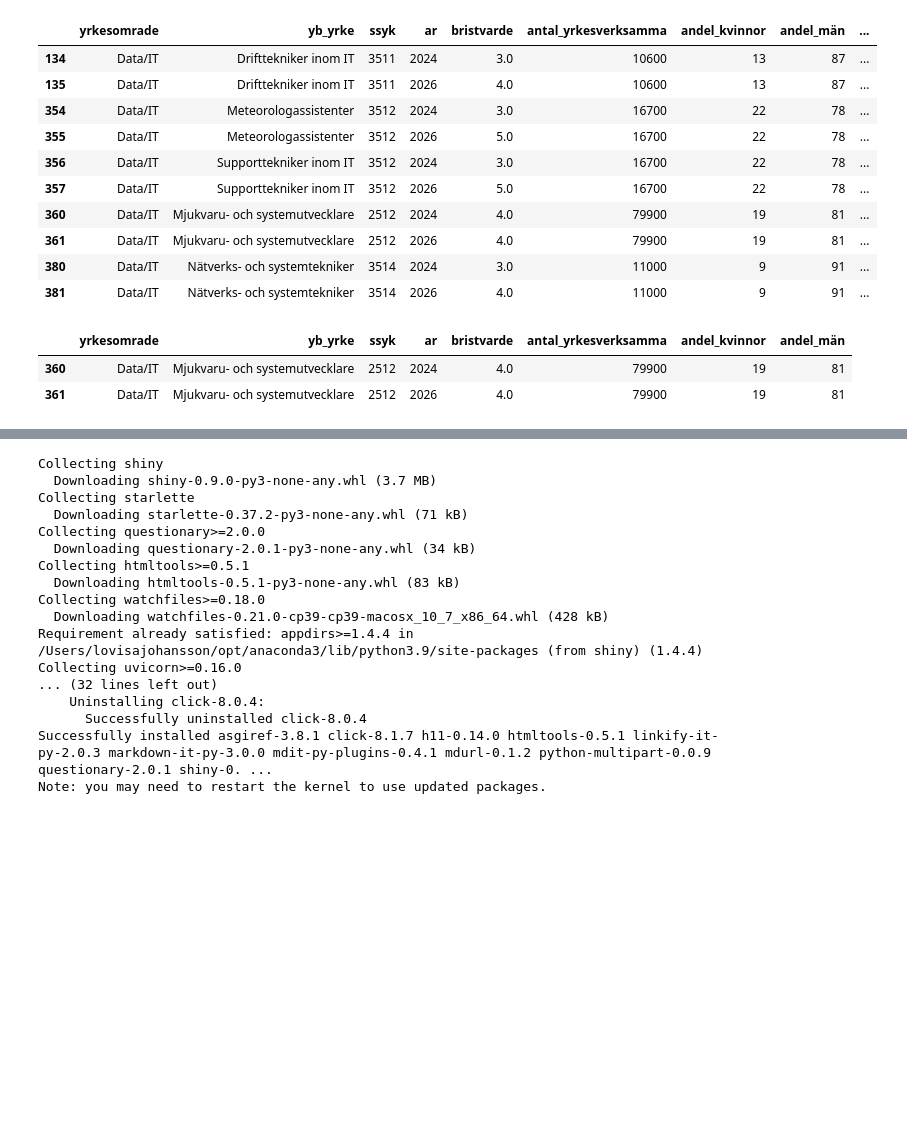
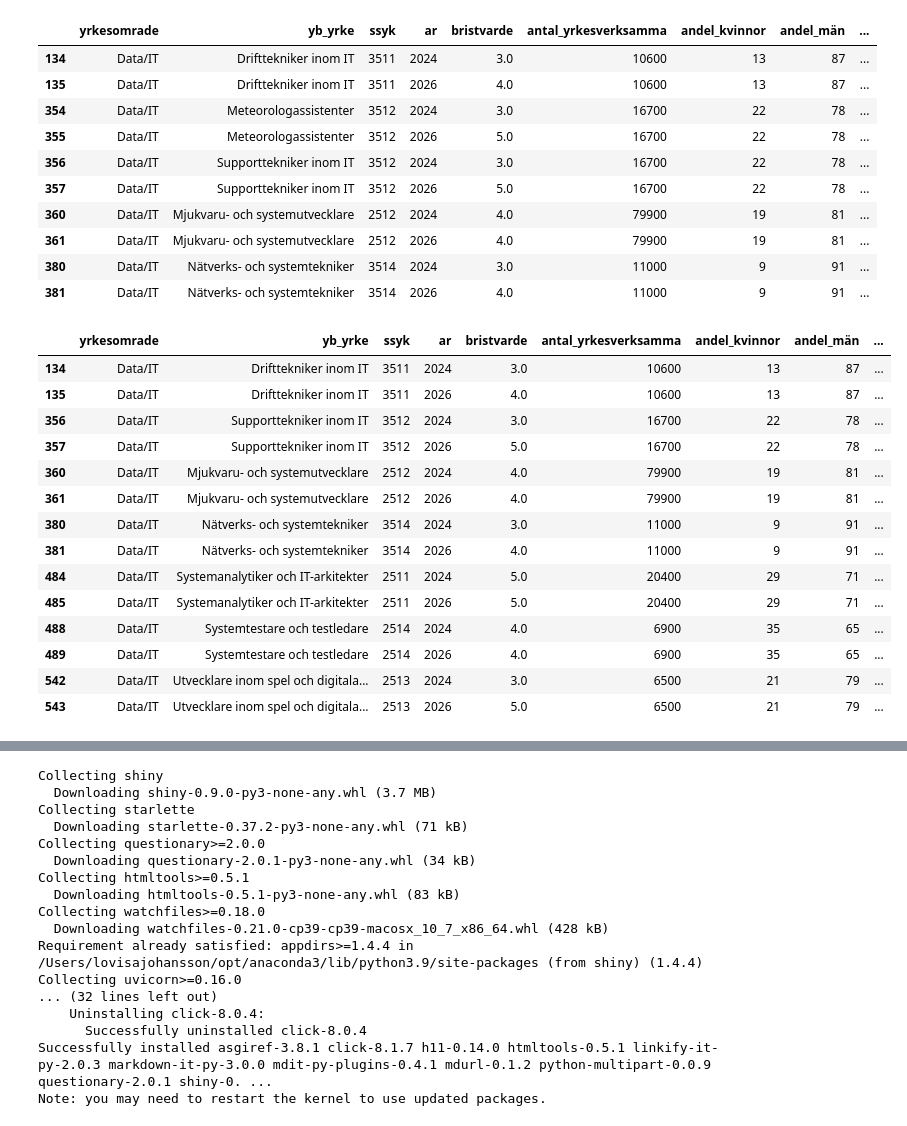
Before and after one commit to Lovisaj01/Open-Data-Project, a Jupyter notebook: preprocessing.ipynb, the cells around one changed output, grey strips where cells are left out. Saved outputs shown, nothing was run; the diff lists cells and outputs as text; code cells hidden in the pictures; blank space fills up the shorter version.

```diff
--- a/preprocessing.ipynb
+++ b/preprocessing.ipynb
@@ -870,7 +870,7 @@ for match in equal_employment_term_df['matches']:
         if element[1] >= threshold:
             p.append(element[0])
 
-    mat2.append(",".join(p))
+    mat2.append(";".join(p))
     p = []
 
 # storing the resultant matches
@@ -918,7 +918,7 @@ def get_employments(employments, education_terms, threshold):
             if element[1] >= threshold:
                 p.append(element[0])
 
-        mat2.append(",".join(p))
+        mat2.append(";".join(p))
         p = []
 
     # storing the resultant matches
@@ -976,11 +976,23 @@ See the caveats in the documentation: https://pandas.pydata.org/pandas-docs/stab
 | 361 | Data/IT | Mjukvaru- och systemutvecklare | 2512 | 2026 | 4.0 | 79900 | 19 | 81 | ... |
 | 380 | Data/IT | Nätverks- och systemtekniker | 3514 | 2024 | 3.0 | 11000 | 9 | 91 | ... |
 | 381 | Data/IT | Nätverks- och systemtekniker | 3514 | 2026 | 4.0 | 11000 | 9 | 91 | ... |
-# %%
-# Find the statistics for the educations on the term
-df = equal_employment_term_df[equal_employment_term_df['yb_yrke'].str.contains('utvecklare')]
-df.head(10)
-# %% [output]
-|  | yrkesomrade | yb_yrke | ssyk | ar | bristvarde | antal_yrkesverksamma | andel_kvinnor | andel_män |
-| 360 | Data/IT | Mjukvaru- och systemutvecklare | 2512 | 2024 | 4.0 | 79900 | 19 | 81 |
-| 361 | Data/IT | Mjukvaru- och systemutvecklare | 2512 | 2026 | 4.0 | 79900 | 19 | 81 |
+# %%
+# Get all the employments that actually had a matching education
+employments_results_matches_df = employments_results_df[employments_results_df['matches'].apply(lambda x: len(x) > 0)]
+employments_results_matches_df
+# %% [output]
+|  | yrkesomrade | yb_yrke | ssyk | ar | bristvarde | antal_yrkesverksamma | andel_kvinnor | andel_män | ... |
+| 134 | Data/IT | Drifttekniker inom IT | 3511 | 2024 | 3.0 | 10600 | 13 | 87 | ... |
+| 135 | Data/IT | Drifttekniker inom IT | 3511 | 2026 | 4.0 | 10600 | 13 | 87 | ... |
+| 356 | Data/IT | Supporttekniker inom IT | 3512 | 2024 | 3.0 | 16700 | 22 | 78 | ... |
+| 357 | Data/IT | Supporttekniker inom IT | 3512 | 2026 | 5.0 | 16700 | 22 | 78 | ... |
+| 360 | Data/IT | Mjukvaru- och systemutvecklare | 2512 | 2024 | 4.0 | 79900 | 19 | 81 | ... |
+| 361 | Data/IT | Mjukvaru- och systemutvecklare | 2512 | 2026 | 4.0 | 79900 | 19 | 81 | ... |
+| 380 | Data/IT | Nätverks- och systemtekniker | 3514 | 2024 | 3.0 | 11000 | 9 | 91 | ... |
+| 381 | Data/IT | Nätverks- och systemtekniker | 3514 | 2026 | 4.0 | 11000 | 9 | 91 | ... |
+| 484 | Data/IT | Systemanalytiker och IT-arkitekter | 2511 | 2024 | 5.0 | 20400 | 29 | 71 | ... |
+| 485 | Data/IT | Systemanalytiker och IT-arkitekter | 2511 | 2026 | 5.0 | 20400 | 29 | 71 | ... |
+| 488 | Data/IT | Systemtestare och testledare | 2514 | 2024 | 4.0 | 6900 | 35 | 65 | ... |
+| 489 | Data/IT | Systemtestare och testledare | 2514 | 2026 | 4.0 | 6900 | 35 | 65 | ... |
+| 542 | Data/IT | Utvecklare inom spel och digitala... | 2513 | 2024 | 3.0 | 6500 | 21 | 79 | ... |
+| 543 | Data/IT | Utvecklare inom spel och digitala... | 2513 | 2026 | 5.0 | 6500 | 21 | 79 | ... |
```
Also changed, not shown: parts of 5 cells of this notebook.
